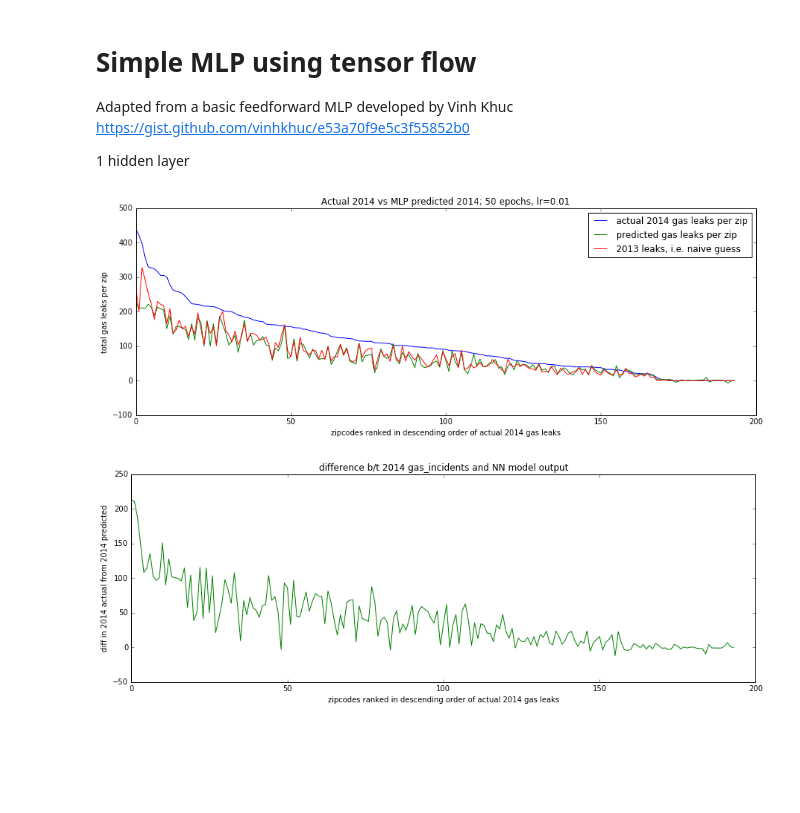
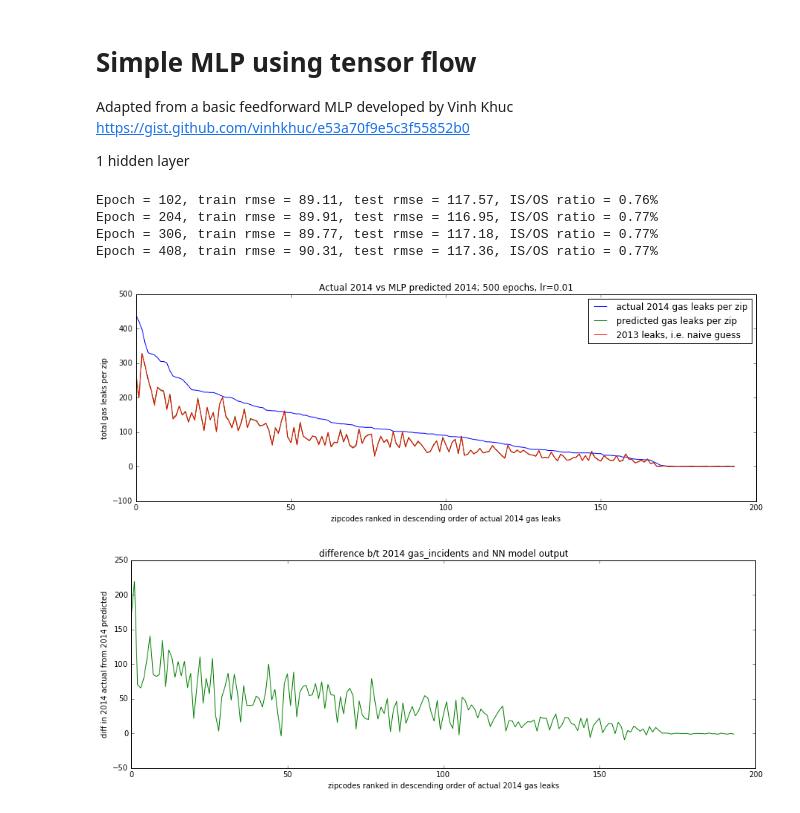
Before and after one commit to TheXu/USI_social_impact, a Jupyter notebook: simple_MLP_zip.ipynb, the cells around one changed output. Drawn from its saved outputs; the diff is of its cells as text; code cells hidden in the pictures; blank space fills up the shorter version.

```diff
--- a/simple_MLP_zip.ipynb
+++ b/simple_MLP_zip.ipynb
@@ -82,7 +82,7 @@ def forwardprop(X, w_1, w_2):
     yhat = tf.matmul(h, w_2)  # The \varphi function
     return yhat
 # %%
-def mlp(train_data,test_data,num_epochs=100,lr=0.01):
+def mlp(train_data,test_data,num_epochs=100,lr=0.01,print_freq=100):
     train_X, test_X, train_y, test_y = preprocess_and_split(train_data,test_data)
 
     # Layer's sizes
@@ -125,7 +125,7 @@ def mlp(train_data,test_data,num_epochs=100,lr=0.01):
         train_accuracy = np.sqrt(np.mean((train_y - train_run)**2))
         test_accuracy = np.sqrt(np.mean((test_y - test_run)**2))
 
-        if print_count>50:
+        if print_count>print_freq:
             print "Epoch = {}, train rmse = {:.2f}, test rmse = {:.2f}, IS/OS ratio = {:.2f}%".format(
                 epoch+1,train_accuracy, test_accuracy,train_accuracy/test_accuracy)
             print_count=0
@@ -136,8 +136,8 @@ def mlp(train_data,test_data,num_epochs=100,lr=0.01):
     return test_run
     sess.close()
 # %%
-def run_and_plot(train,test,iters,lr):
-    results = mlp(train,test,iters,lr)
+def run_and_plot(train,test,iters,lr,print_freq):
+    results = mlp(train,test,iters,lr,print_freq)
 
     results_df = init_zip_2014[['ZipCode','total_gas_incidents']].copy()
     results_df['2013'] = init_zip_2013['total_gas_incidents'].copy()
@@ -162,9 +162,13 @@ def run_and_plot(train,test,iters,lr):
     pl.xlabel('zipcodes ranked in descending order of actual 2014 gas leaks')
     pl.ylabel('diff in 2014 actual from 2014 predicted')
 # %%
-new_epoch = 50
+new_epoch = 500
 new_lr = 0.01
-run_and_plot(init_zip_2013,init_zip_2014,iters=new_epoch,lr=new_lr)
+run_and_plot(init_zip_2013,init_zip_2014,iters=new_epoch,lr=new_lr,print_freq=100)
 # %% [output]
+Epoch = 102, train rmse = 89.11, test rmse = 117.57, IS/OS ratio = 0.76%
+Epoch = 204, train rmse = 89.91, test rmse = 116.95, IS/OS ratio = 0.77%
+Epoch = 306, train rmse = 89.77, test rmse = 117.18, IS/OS ratio = 0.77%
+Epoch = 408, train rmse = 90.31, test rmse = 117.36, IS/OS ratio = 0.77%
-[figure, old version]
+[figure, new version]
-[figure, old version]
+[figure, new version]
```
Also changed, not shown: parts of 1 cell of this notebook.
